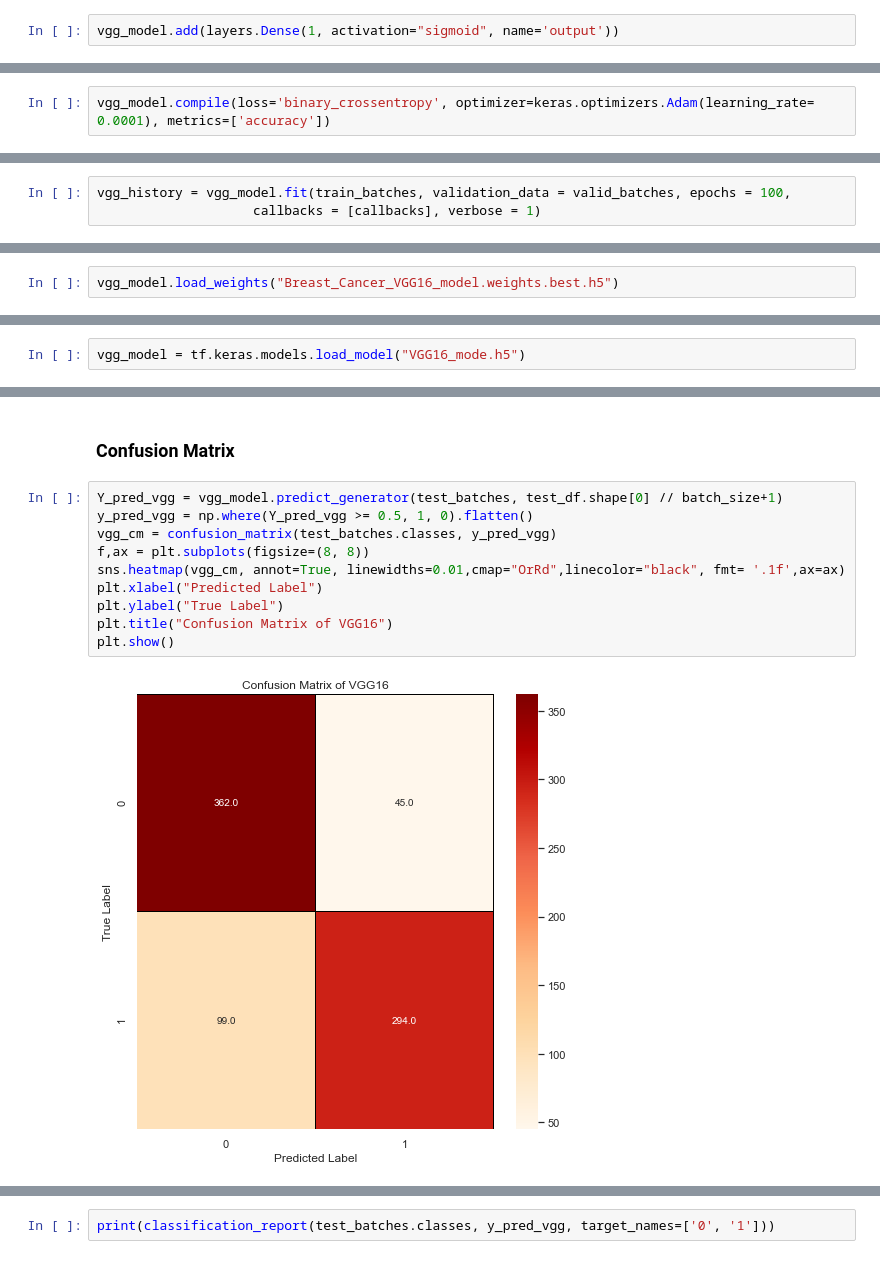
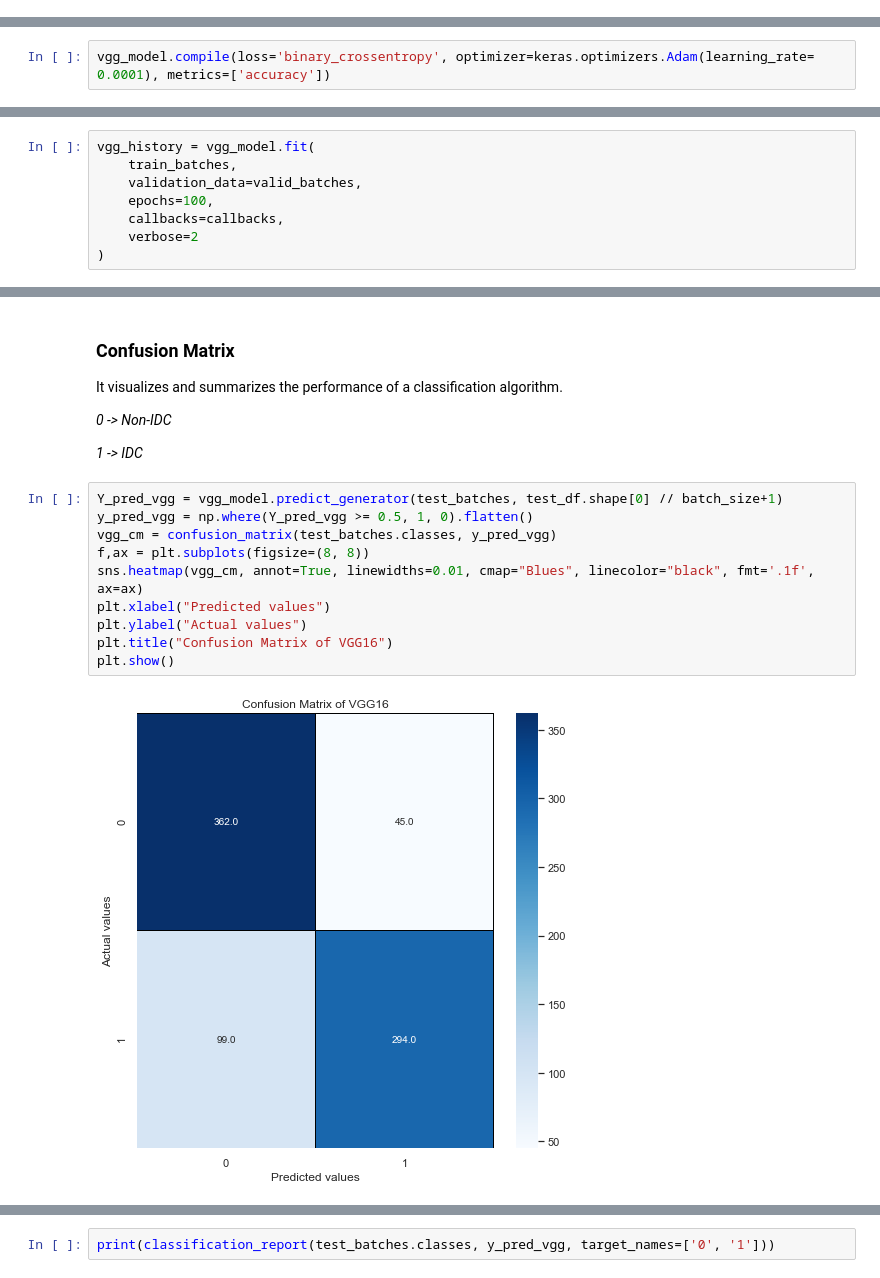
Before and after one commit to nimmitahsin1727/breast-cancer-VGG16, a Jupyter notebook: breast_cancer_with_pretrained_model.ipynb, the cells around one changed output, grey strips where cells are left out. Drawn from its saved outputs; the diff is of its cells as text.

```diff
--- a/breast_cancer_with_pretrained_model.ipynb
+++ b/breast_cancer_with_pretrained_model.ipynb
@@ -265,2 +218,0 @@ Add a last classification layer
-# %%
-vgg_model.add(layers.Dense(1, activation="sigmoid", name='output'))
@@ -316,6 +342,11 @@ History
 # %%
-vgg_history = vgg_model.fit(train_batches, validation_data = valid_batches, epochs = 100,
-                    callbacks = [callbacks], verbose = 1)
+vgg_history = vgg_model.fit(
+    train_batches,
+    validation_data=valid_batches,
+    epochs=100,
+    callbacks=callbacks,
+    verbose=2
+)
 # %% [output]
 Epoch 1/100
 Epoch 1: val_accuracy improved from -inf to 0.70000, saving model to Breast_Cancer_VGG16_model.weights.best.h5
@@ -334,5 +365,3 @@ Epoch 22/100
 Epoch 22: val_accuracy did not improve from 0.81875
 45/45 [==============================] - 285s 6s/step - loss: 0.3990 - accuracy: 0.8326 - val_loss: 0.4564 - val_accuracy: 0.8188
 Epoch 22: early stopping
-# %%
-vgg_model.load_weights("Breast_Cancer_VGG16_model.weights.best.h5")
@@ -343,2 +396,0 @@ vgg_model.save("VGG16_mode.h5")
-# %%
-vgg_model = tf.keras.models.load_model("VGG16_mode.h5")
@@ -355,14 +409,20 @@ Restored model, loss: 46.61%
-# %% [markdown]
-### Confusion Matrix
+# %% [markdown]
+### Confusion Matrix
+
+It visualizes and summarizes the performance of a classification algorithm.
+
+*0 -> Non-IDC*
+
+*1 -> IDC*
 # %%
 Y_pred_vgg = vgg_model.predict_generator(test_batches, test_df.shape[0] // batch_size+1)
 y_pred_vgg = np.where(Y_pred_vgg >= 0.5, 1, 0).flatten()
 vgg_cm = confusion_matrix(test_batches.classes, y_pred_vgg)
 f,ax = plt.subplots(figsize=(8, 8))
-sns.heatmap(vgg_cm, annot=True, linewidths=0.01,cmap="OrRd",linecolor="black", fmt= '.1f',ax=ax)
-plt.xlabel("Predicted Label")
-plt.ylabel("True Label")
+sns.heatmap(vgg_cm, annot=True, linewidths=0.01, cmap="Blues", linecolor="black", fmt='.1f', ax=ax)
+plt.xlabel("Predicted values")
+plt.ylabel("Actual values")
 plt.title("Confusion Matrix of VGG16")
 plt.show()
 # %% [output]
-[figure, old version]
+[figure, new version]
```
Also changed, not shown: parts of 42 cells of this notebook.
